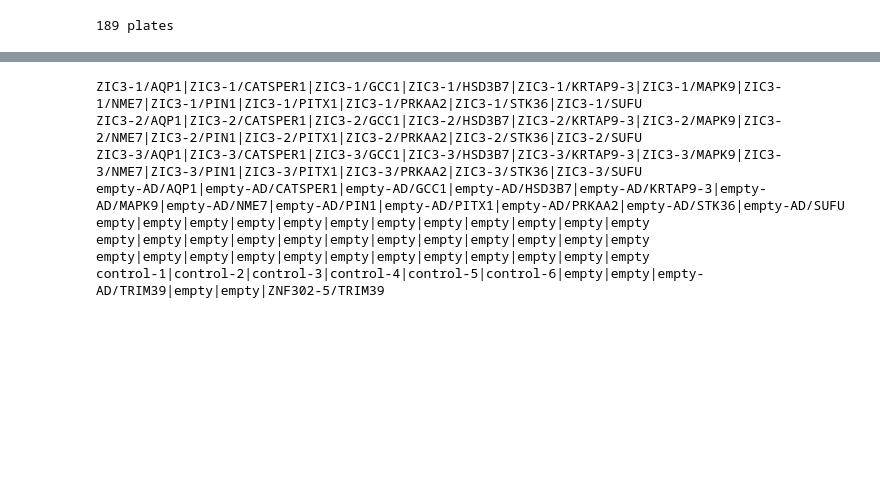
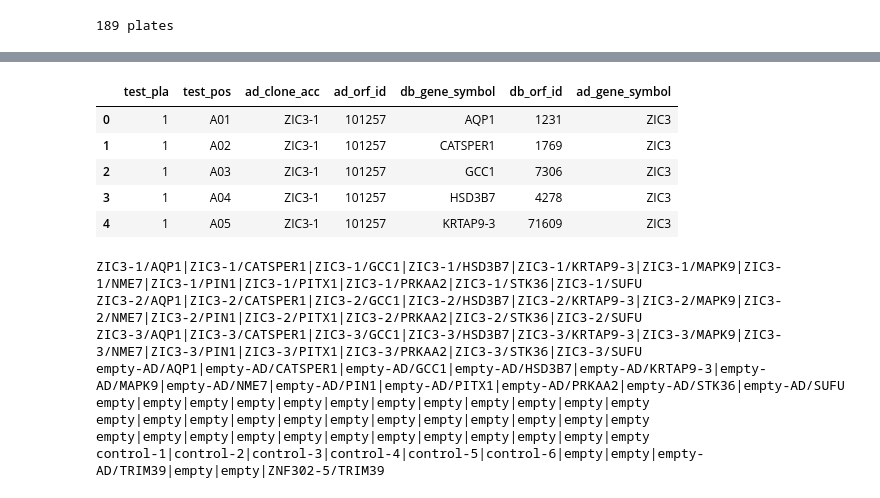
Before and after one commit to CCSB-DFCI/TF_isoforms_paper, a Jupyter notebook: analysis/i_integrative_analysis/y2h_pairwise_test_design.ipynb, the cells around one changed output, grey strips where cells are left out. Saved outputs shown, nothing was run; the diff lists cells and outputs as text; code cells hidden in the pictures; blank space fills up the shorter version.

```diff
--- a/analysis/i_integrative_analysis/y2h_pairwise_test_design.ipynb
+++ b/analysis/i_integrative_analysis/y2h_pairwise_test_design.ipynb
@@ -485,3 +514,12 @@ if not (df['ad_orf_id'].astype(str) + '/' + df['db_orf_id'].astype(str)).isin(
+# %%
+out.head()
+# %% [output]
+|  | test_pla | test_pos | ad_clone_acc | ad_orf_id | db_gene_symbol | db_orf_id | ad_gene_symbol |
+| 0 | 1 | A01 | ZIC3-1 | 101257 | AQP1 | 1231 | ZIC3 |
+| 1 | 1 | A02 | ZIC3-1 | 101257 | CATSPER1 | 1769 | ZIC3 |
+| 2 | 1 | A03 | ZIC3-1 | 101257 | GCC1 | 7306 | ZIC3 |
+| 3 | 1 | A04 | ZIC3-1 | 101257 | HSD3B7 | 4278 | ZIC3 |
+| 4 | 1 | A05 | ZIC3-1 | 101257 | KRTAP9-3 | 71609 | ZIC3 |
 # %%
 plates[-1]
 # %% [output]
```
Also changed, not shown: parts of 3 cells of this notebook.
